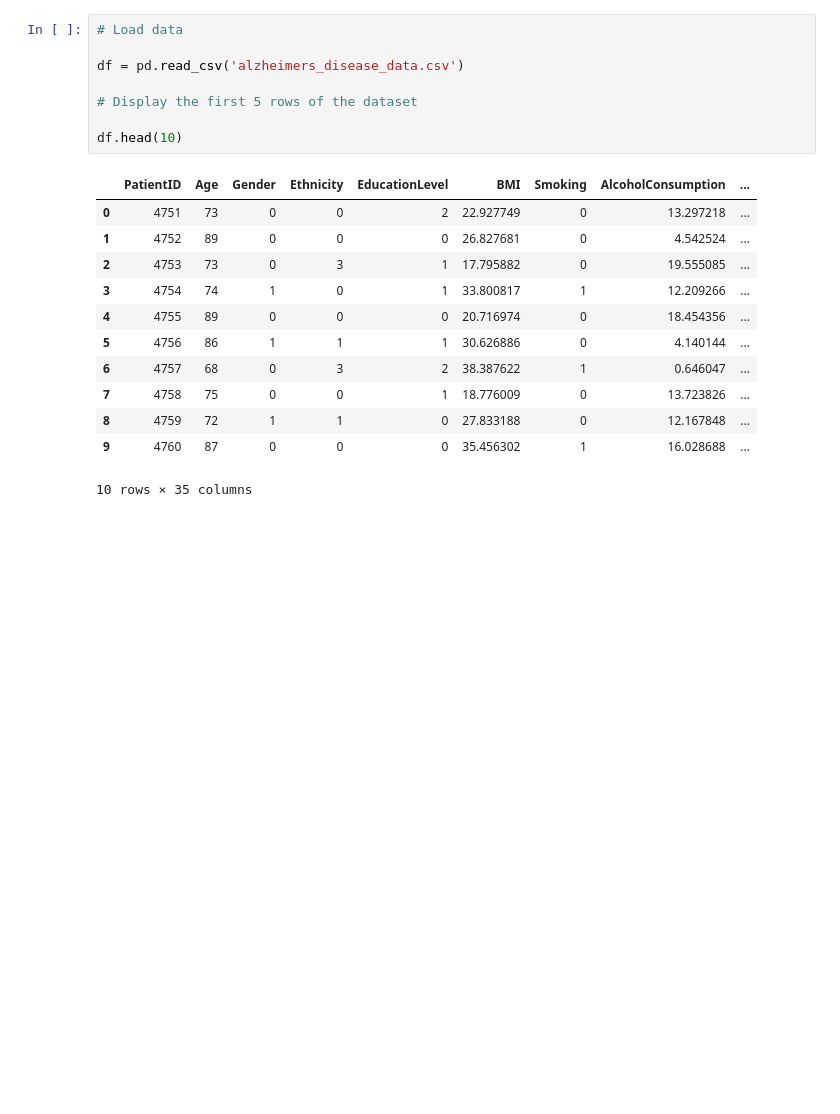
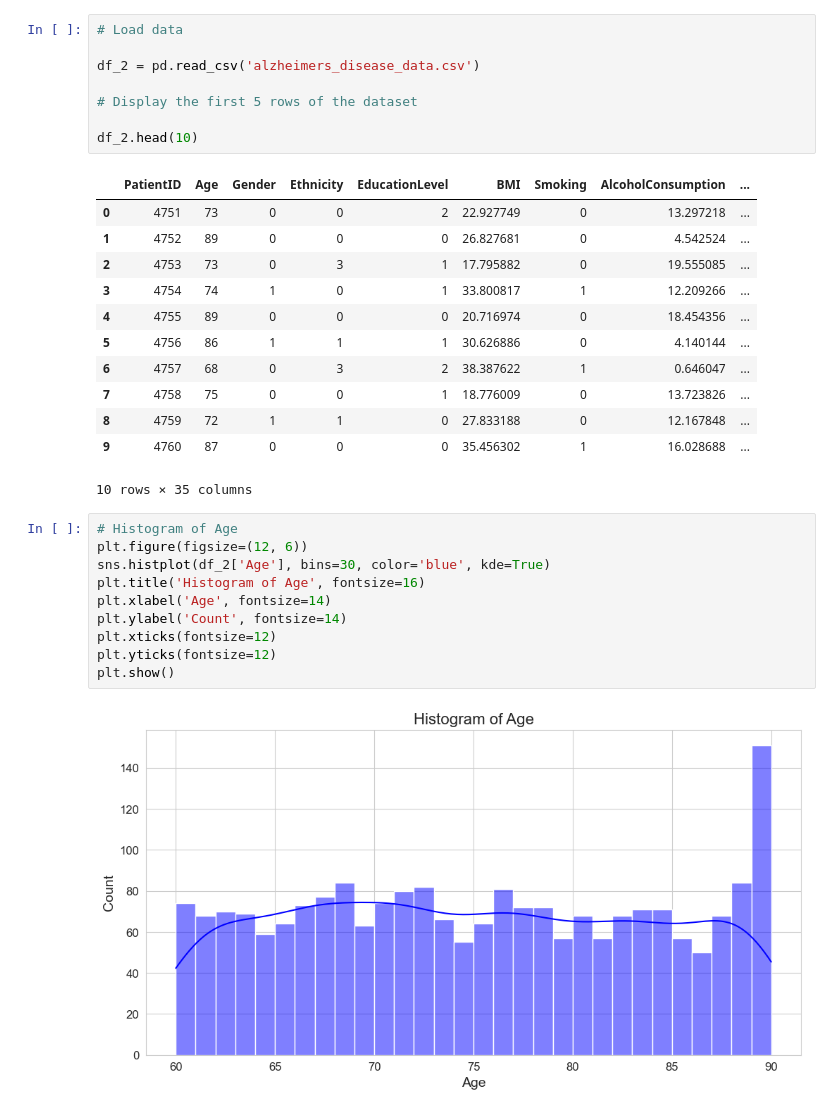
Before and after one commit to Jotis86/Alzheimer-Project, a Jupyter notebook: data_visualization.ipynb, the cells around one changed output. Cells and saved outputs as stored; diff of their text form; blank space fills up the shorter version.

```diff
--- a/data_visualization.ipynb
+++ b/data_visualization.ipynb
@@ -213,11 +265,11 @@ plt.show()
 # %%
 # Load data
 
-df = pd.read_csv('alzheimers_disease_data.csv')
+df_2 = pd.read_csv('alzheimers_disease_data.csv')
 
 # Display the first 5 rows of the dataset
 
-df.head(10)
+df_2.head(10)
 # %% [output]
 |  | PatientID | Age | Gender | Ethnicity | EducationLevel | BMI | Smoking | AlcoholConsumption | ... |
 | 0 | 4751 | 73 | 0 | 0 | 2 | 22.927749 | 0 | 13.297218 | ... |
@@ -231,3 +283,15 @@ df.head(10)
 | 8 | 4759 | 72 | 1 | 1 | 0 | 27.833188 | 0 | 12.167848 | ... |
 | 9 | 4760 | 87 | 0 | 0 | 0 | 35.456302 | 1 | 16.028688 | ... |
 10 rows × 35 columns
+# %%
+# Histogram of Age
+plt.figure(figsize=(12, 6))
+sns.histplot(df_2['Age'], bins=30, color='blue', kde=True)
+plt.title('Histogram of Age', fontsize=16)
+plt.xlabel('Age', fontsize=14)
+plt.ylabel('Count', fontsize=14)
+plt.xticks(fontsize=12)
+plt.yticks(fontsize=12)
+plt.show()
+# %% [output]
+[figure, added]
```
Also changed, not shown: parts of 9 cells of this notebook.
